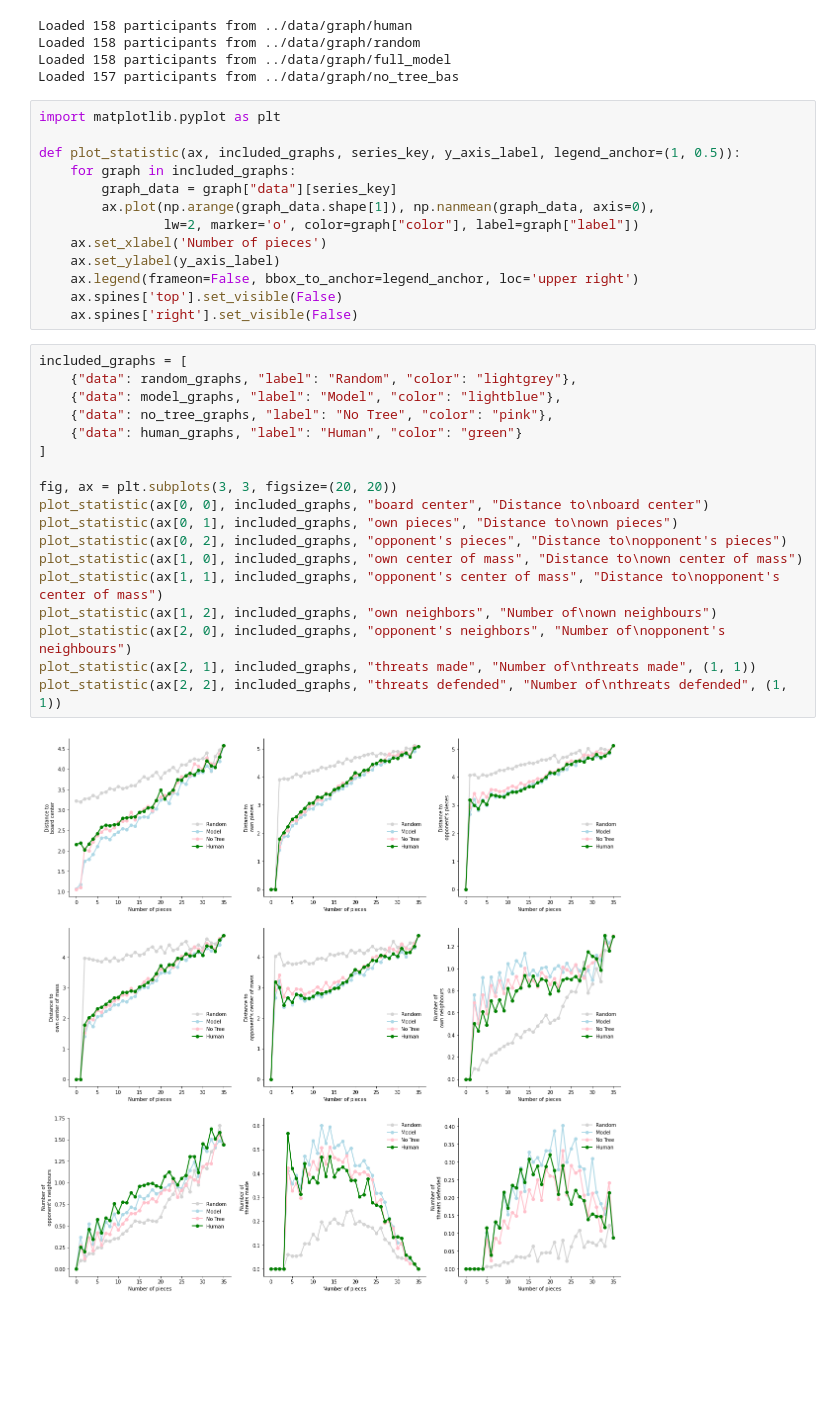
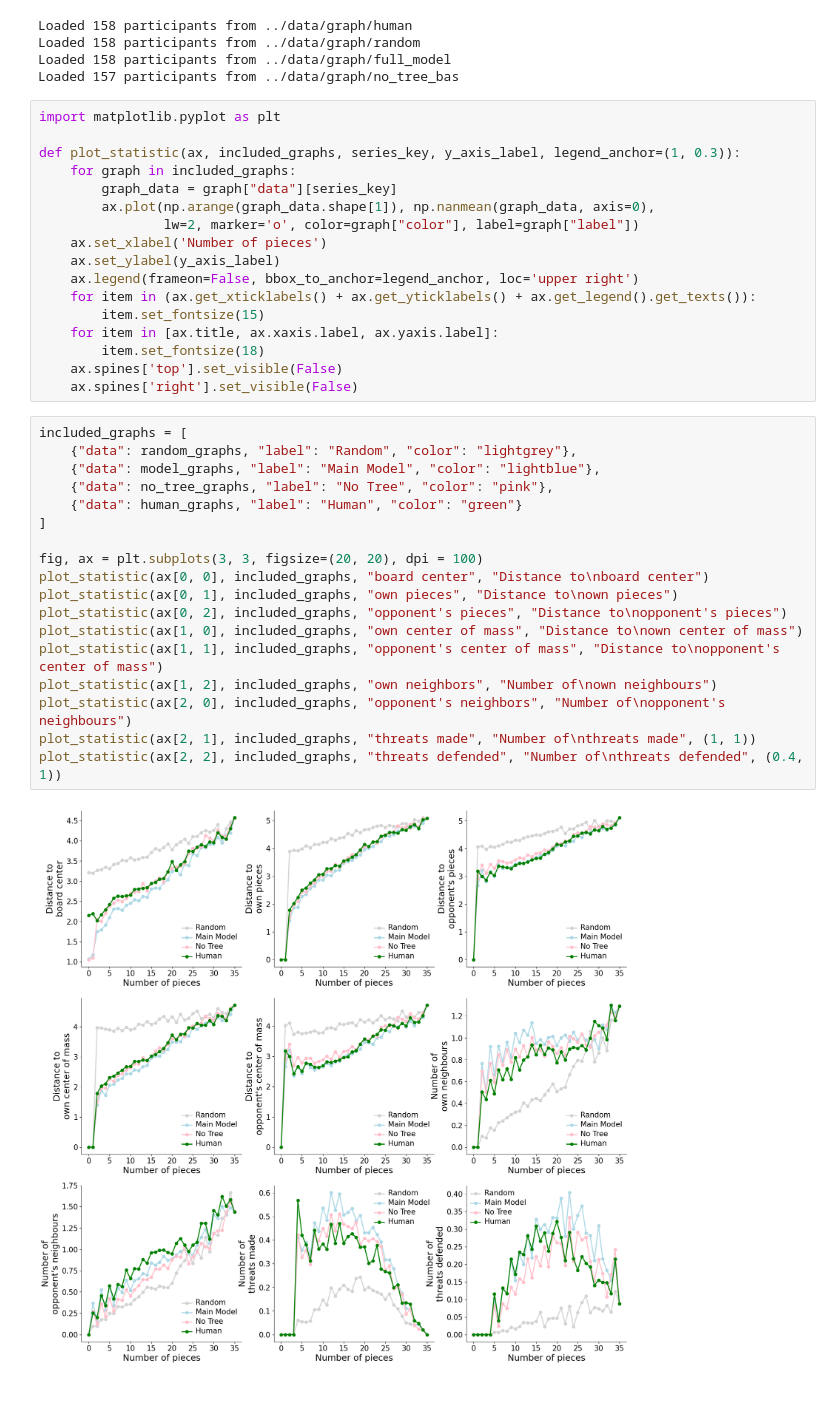
Before and after one commit to ili-ma/fourinarow_analyses, a Jupyter notebook: Analysis notebooks/new/Summary Statistics plots.ipynb, the cells around one changed output. Drawn from its saved outputs; the diff is of its cells as text; blank space fills up the shorter version.

```diff
--- a/Analysis notebooks/new/Summary Statistics plots.ipynb
+++ b/Analysis notebooks/new/Summary Statistics plots.ipynb
@@ -30,7 +30,7 @@ Loaded 157 participants from ../data/graph/no_tree_bas
 # %%
 import matplotlib.pyplot as plt
 
-def plot_statistic(ax, included_graphs, series_key, y_axis_label, legend_anchor=(1, 0.5)):
+def plot_statistic(ax, included_graphs, series_key, y_axis_label, legend_anchor=(1, 0.3)):
     for graph in included_graphs:
         graph_data = graph["data"][series_key]
         ax.plot(np.arange(graph_data.shape[1]), np.nanmean(graph_data, axis=0),
@@ -38,27 +38,31 @@ def plot_statistic(ax, included_graphs, series_key, y_axis_label, legend_anchor=
     ax.set_xlabel('Number of pieces')
     ax.set_ylabel(y_axis_label)
     ax.legend(frameon=False, bbox_to_anchor=legend_anchor, loc='upper right')
+    for item in (ax.get_xticklabels() + ax.get_yticklabels() + ax.get_legend().get_texts()):
+        item.set_fontsize(15)
+    for item in [ax.title, ax.xaxis.label, ax.yaxis.label]:
+        item.set_fontsize(18)
     ax.spines['top'].set_visible(False)
     ax.spines['right'].set_visible(False)
 # %%
 included_graphs = [
     {"data": random_graphs, "label": "Random", "color": "lightgrey"},
-    {"data": model_graphs, "label": "Model", "color": "lightblue"},
+    {"data": model_graphs, "label": "Main Model", "color": "lightblue"},
     {"data": no_tree_graphs, "label": "No Tree", "color": "pink"},
     {"data": human_graphs, "label": "Human", "color": "green"}
 ]
 
-fig, ax = plt.subplots(3, 3, figsize=(20, 20))
+fig, ax = plt.subplots(3, 3, figsize=(20, 20), dpi = 100)
 plot_statistic(ax[0, 0], included_graphs, "board center", "Distance to\nboard center")
 plot_statistic(ax[0, 1], included_graphs, "own pieces", "Distance to\nown pieces")
 plot_statistic(ax[0, 2], included_graphs, "opponent's pieces", "Distance to\nopponent's pieces")
 plot_statistic(ax[1, 0], included_graphs, "own center of mass", "Distance to\nown center of mass")
 plot_statistic(ax[1, 1], included_graphs, "opponent's center of mass", "Distance to\nopponent's center of mass")
 plot_statistic(ax[1, 2], included_graphs, "own neighbors", "Number of\nown neighbours")
 plot_statistic(ax[2, 0], included_graphs, "opponent's neighbors", "Number of\nopponent's neighbours")
 plot_statistic(ax[2, 1], included_graphs, "threats made", "Number of\nthreats made", (1, 1))
-plot_statistic(ax[2, 2], included_graphs, "threats defended", "Number of\nthreats defended", (1, 1))
+plot_statistic(ax[2, 2], included_graphs, "threats defended", "Number of\nthreats defended", (0.4, 1))
 # %% [output]
-[figure, old version]
+[figure, new version]
 # %% [markdown]
 ###
```
Also changed, not shown: 4 other files.
